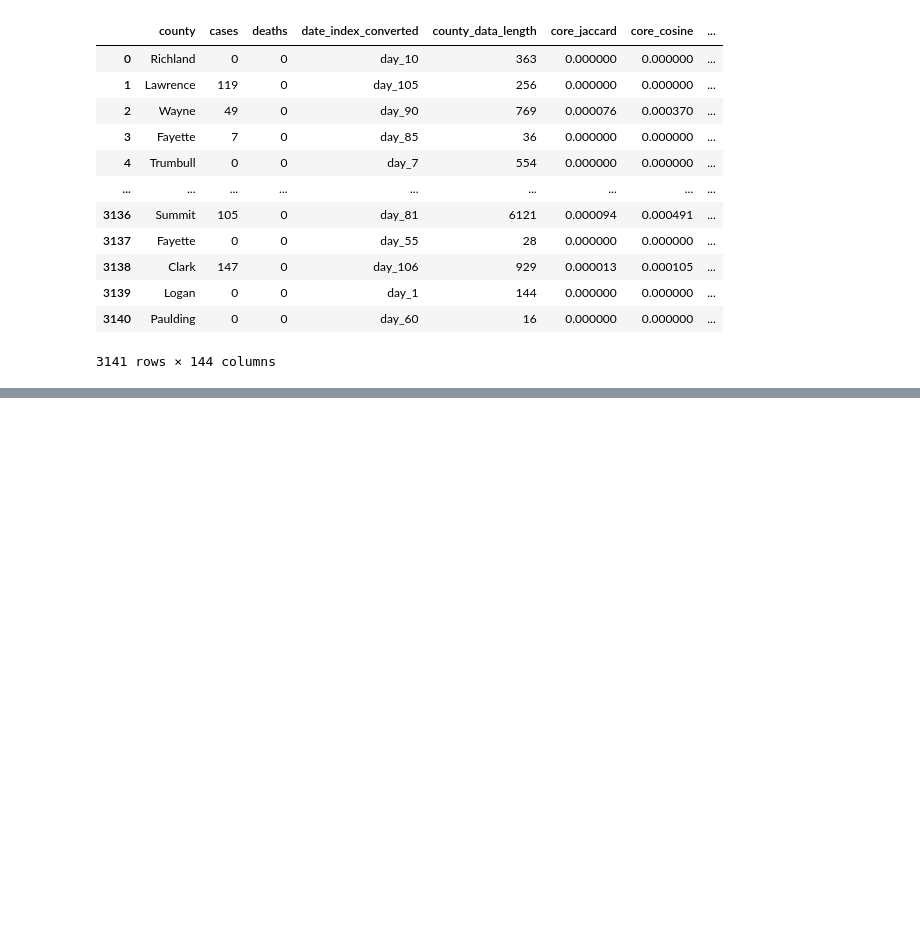
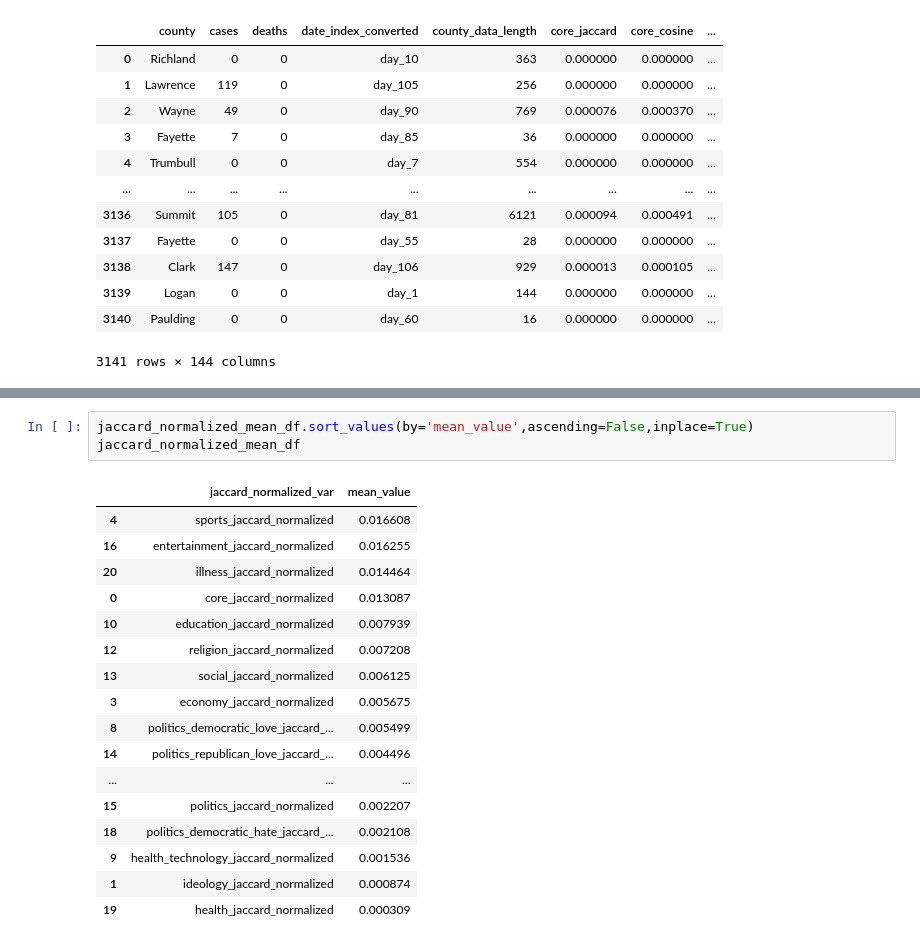
Before and after one commit to babli18/Covid-19-Awareness-Cases-in-Ohio, a Jupyter notebook: descriptive.ipynb, the cells around one changed output, grey strips where cells are left out. Cells and saved outputs as stored; diff of their text form; blank space fills up the shorter version.

```diff
--- a/descriptive.ipynb
+++ b/descriptive.ipynb
@@ -34,0 +90,21 @@ df
+# %%
+jaccard_normalized_mean_df.sort_values(by='mean_value',ascending=False,inplace=True)
+jaccard_normalized_mean_df
+# %% [output]
+|  | jaccard_normalized_var | mean_value |
+| 4 | sports_jaccard_normalized | 0.016608 |
+| 16 | entertainment_jaccard_normalized | 0.016255 |
+| 20 | illness_jaccard_normalized | 0.014464 |
+| 0 | core_jaccard_normalized | 0.013087 |
+| 10 | education_jaccard_normalized | 0.007939 |
+| 12 | religion_jaccard_normalized | 0.007208 |
+| 13 | social_jaccard_normalized | 0.006125 |
+| 3 | economy_jaccard_normalized | 0.005675 |
+| 8 | politics_democratic_love_jaccard_... | 0.005499 |
+| 14 | politics_republican_love_jaccard_... | 0.004496 |
+| ... | ... | ... |
+| 15 | politics_jaccard_normalized | 0.002207 |
+| 18 | politics_democratic_hate_jaccard_... | 0.002108 |
+| 9 | health_technology_jaccard_normalized | 0.001536 |
+| 1 | ideology_jaccard_normalized | 0.000874 |
+| 19 | health_jaccard_normalized | 0.000309 |
```
Also changed, not shown: parts of 9 cells of this notebook, 1 other file.
